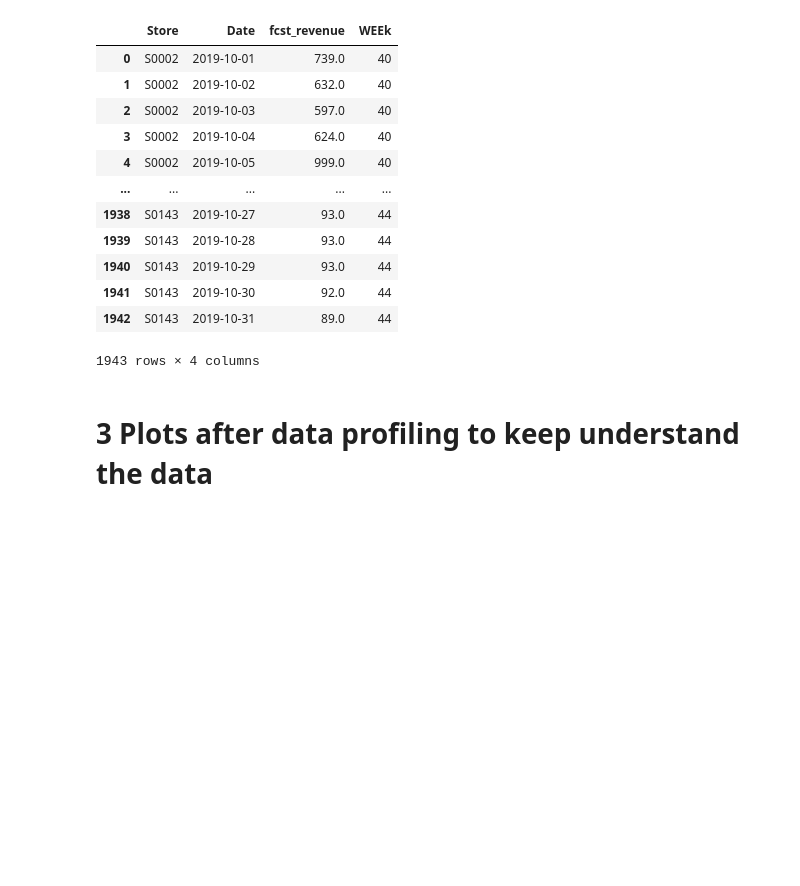
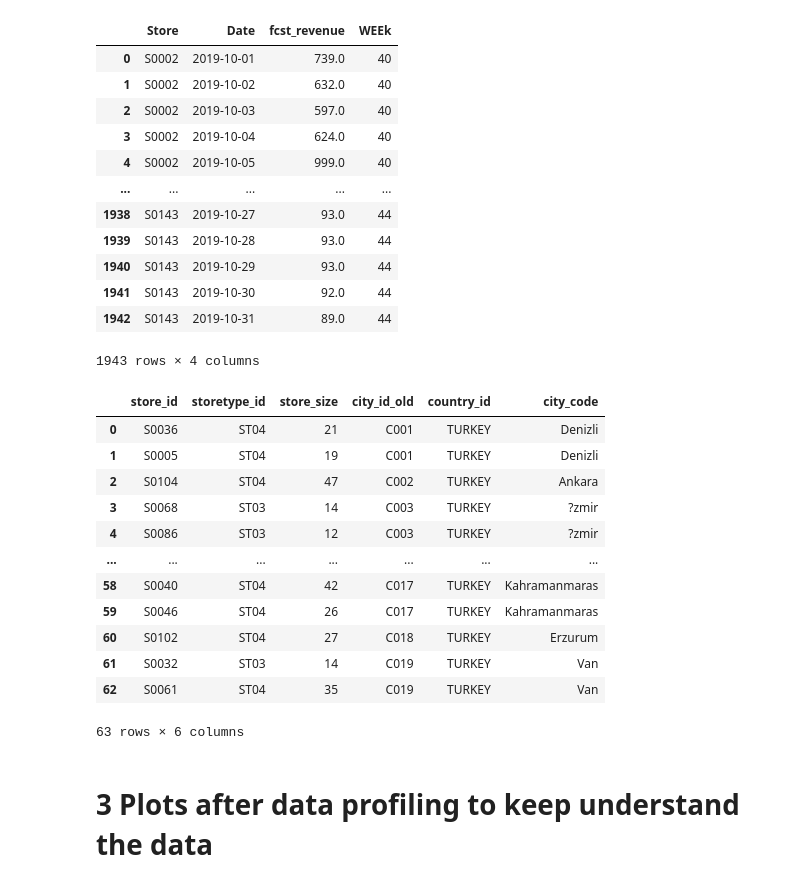
Before and after one commit to yurimfreitas/ProjectII, a Jupyter notebook: 3-DataProfiling.ipynb, the cells around one changed output. Cells and saved outputs as stored; diff of their text form; code cells hidden in the pictures; blank space fills up the shorter version.

```diff
--- a/3-DataProfiling.ipynb
+++ b/3-DataProfiling.ipynb
@@ -186,6 +188,22 @@ df_forecast_revenue
 | 1941 | S0143 | 2019-10-30 | 92.0 | 44 |
 | 1942 | S0143 | 2019-10-31 | 89.0 | 44 |
 1943 rows × 4 columns
+# %%
+df_cities
+# %% [output]
+|  | store_id | storetype_id | store_size | city_id_old | country_id | city_code |
+| 0 | S0036 | ST04 | 21 | C001 | TURKEY | Denizli |
+| 1 | S0005 | ST04 | 19 | C001 | TURKEY | Denizli |
+| 2 | S0104 | ST04 | 47 | C002 | TURKEY | Ankara |
+| 3 | S0068 | ST03 | 14 | C003 | TURKEY | ?zmir |
+| 4 | S0086 | ST03 | 12 | C003 | TURKEY | ?zmir |
+| ... | ... | ... | ... | ... | ... | ... |
+| 58 | S0040 | ST04 | 42 | C017 | TURKEY | Kahramanmaras |
+| 59 | S0046 | ST04 | 26 | C017 | TURKEY | Kahramanmaras |
+| 60 | S0102 | ST04 | 27 | C018 | TURKEY | Erzurum |
+| 61 | S0032 | ST03 | 14 | C019 | TURKEY | Van |
+| 62 | S0061 | ST04 | 35 | C019 | TURKEY | Van |
+63 rows × 6 columns
 # %% [markdown]
 # 3 Plots after data profiling to keep understand the data
 # %%
```
Also changed, not shown: parts of 3 cells of this notebook, 2 other files.
